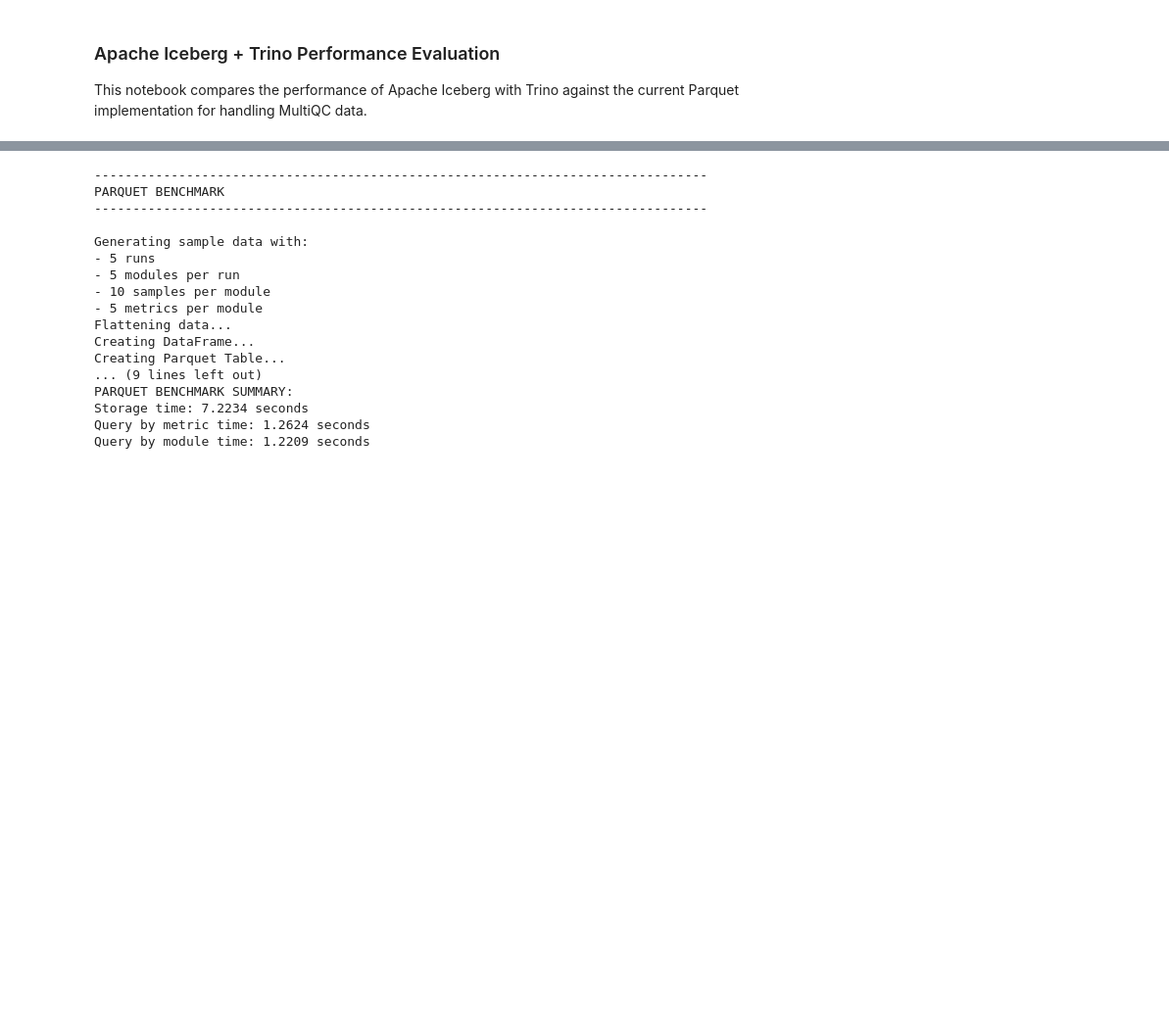
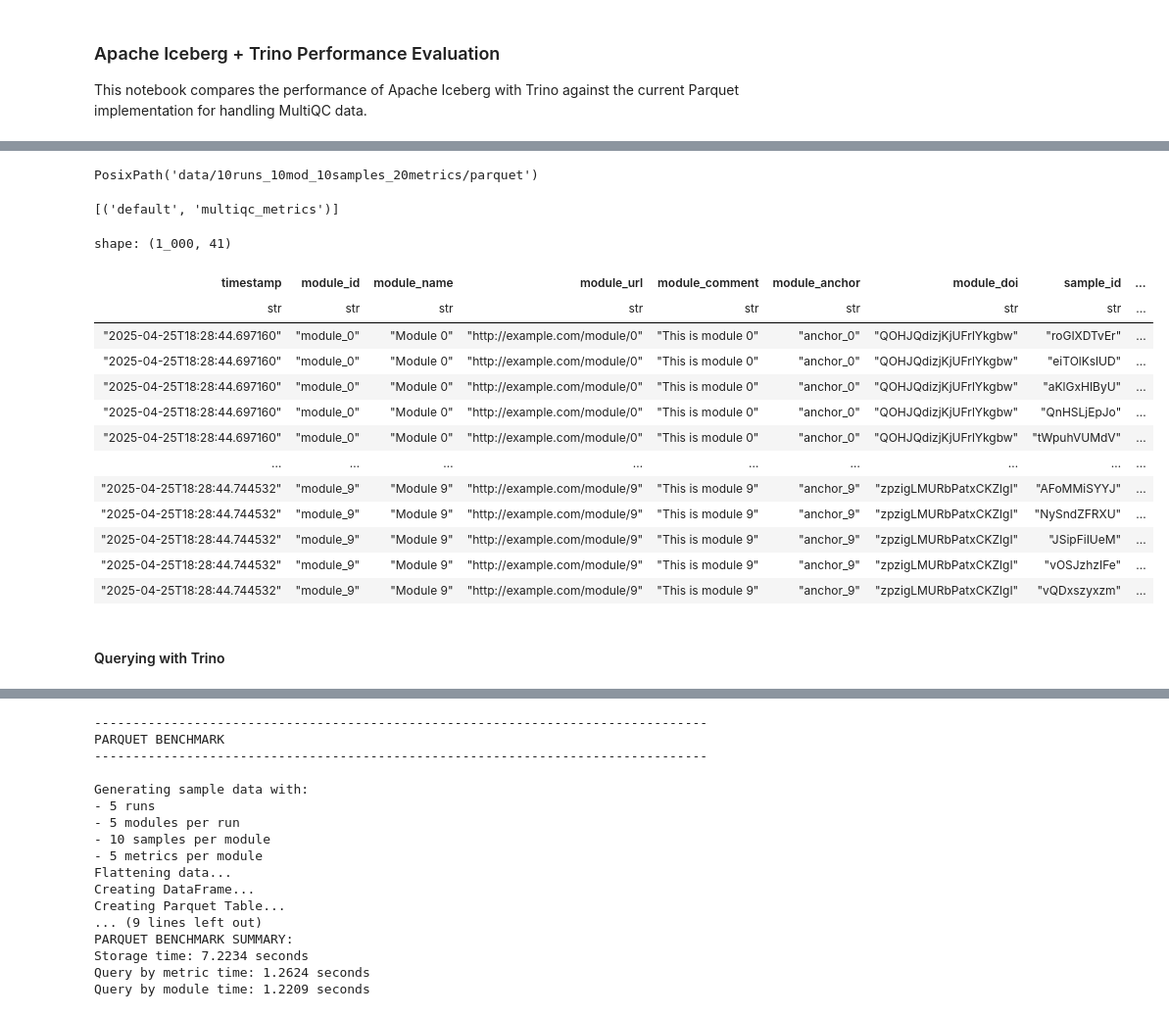
Before and after one commit to MultiQC/evals, a Jupyter notebook: notebooks/iceberg.ipynb, the cells around one changed output, grey strips where cells are left out. Shown at 98% size. Cells and saved outputs as stored; diff of their text form; code cells hidden in the pictures; blank space fills up the shorter version.

```diff
--- a/notebooks/iceberg.ipynb
+++ b/notebooks/iceberg.ipynb
@@ -66,0 +57,58 @@ dataset.to_table().to_pandas()
+# %%
+# Connect to R2 Data Catalog
+catalog = RestCatalog(
+    name="multiqc-small",
+    token=TOKEN,
+    warehouse=WAREHOUSE,
+    uri=CATALOG_URI,
+)
+
+# Create default namespace
+catalog.create_namespace("small")
+# %%
+parquet_path
+# %% [output]
+PosixPath('data/10runs_10mod_10samples_20metrics/parquet')
+# %%
+# Load from parquet with pyarrow
+# Read partitioned parquet dataset using pyarrow, partitioned by run_id
+dataset = ds.dataset(
+    str(parquet_path),
+    format="parquet",
+    partitioning=ds.partitioning(
+        pa.schema([("run_id", pa.string())])
+    )
+)
+
+pa_table = dataset.to_table()
+# %%
+catalog.list_tables("default")
+# %% [output]
+[('default', 'multiqc_metrics')]
+# %%
+iceberg_table = catalog.create_table(
+    ("small", "multiqc_metrics_partitioned"),
+    schema=pa_table.schema,
+)
+iceberg_table = catalog.load_table(("small", "multiqc_metrics_partitioned"))
+iceberg_table.append(pa_table)
+# %%
+import polars as pl
+iceberg_table.to_polars().filter(pl.col("metric_name") == "metric_0").collect()
+# %% [output]
+shape: (1_000, 41)
+| timestamp | module_id | module_name | module_url | module_comment | module_anchor | module_doi | sample_id | ... |
+| str | str | str | str | str | str | str | str | ... |
+| "2025-04-25T18:28:44.697160" | "module_0" | "Module 0" | "http://example.com/module/0" | "This is module 0" | "anchor_0" | "QOHJQdizjKjUFrlYkgbw" | "roGIXDTvEr" | ... |
+| "2025-04-25T18:28:44.697160" | "module_0" | "Module 0" | "http://example.com/module/0" | "This is module 0" | "anchor_0" | "QOHJQdizjKjUFrlYkgbw" | "eiTOlKslUD" | ... |
+| "2025-04-25T18:28:44.697160" | "module_0" | "Module 0" | "http://example.com/module/0" | "This is module 0" | "anchor_0" | "QOHJQdizjKjUFrlYkgbw" | "aKlGxHIByU" | ... |
+| "2025-04-25T18:28:44.697160" | "module_0" | "Module 0" | "http://example.com/module/0" | "This is module 0" | "anchor_0" | "QOHJQdizjKjUFrlYkgbw" | "QnHSLjEpJo" | ... |
+| "2025-04-25T18:28:44.697160" | "module_0" | "Module 0" | "http://example.com/module/0" | "This is module 0" | "anchor_0" | "QOHJQdizjKjUFrlYkgbw" | "tWpuhVUMdV" | ... |
+| … | … | … | … | … | … | … | … | ... |
+| "2025-04-25T18:28:44.744532" | "module_9" | "Module 9" | "http://example.com/module/9" | "This is module 9" | "anchor_9" | "zpzigLMURbPatxCKZlgI" | "AFoMMiSYYJ" | ... |
+| "2025-04-25T18:28:44.744532" | "module_9" | "Module 9" | "http://example.com/module/9" | "This is module 9" | "anchor_9" | "zpzigLMURbPatxCKZlgI" | "NySndZFRXU" | ... |
+| "2025-04-25T18:28:44.744532" | "module_9" | "Module 9" | "http://example.com/module/9" | "This is module 9" | "anchor_9" | "zpzigLMURbPatxCKZlgI" | "JSipFiIUeM" | ... |
+| "2025-04-25T18:28:44.744532" | "module_9" | "Module 9" | "http://example.com/module/9" | "This is module 9" | "anchor_9" | "zpzigLMURbPatxCKZlgI" | "vOSJzhzIFe" | ... |
+| "2025-04-25T18:28:44.744532" | "module_9" | "Module 9" | "http://example.com/module/9" | "This is module 9" | "anchor_9" | "zpzigLMURbPatxCKZlgI" | "vQDxszyxzm" | ... |
+# %% [markdown]
+#### Querying with Trino
```
Also changed, not shown: parts of 11 cells of this notebook, 5 other files.
